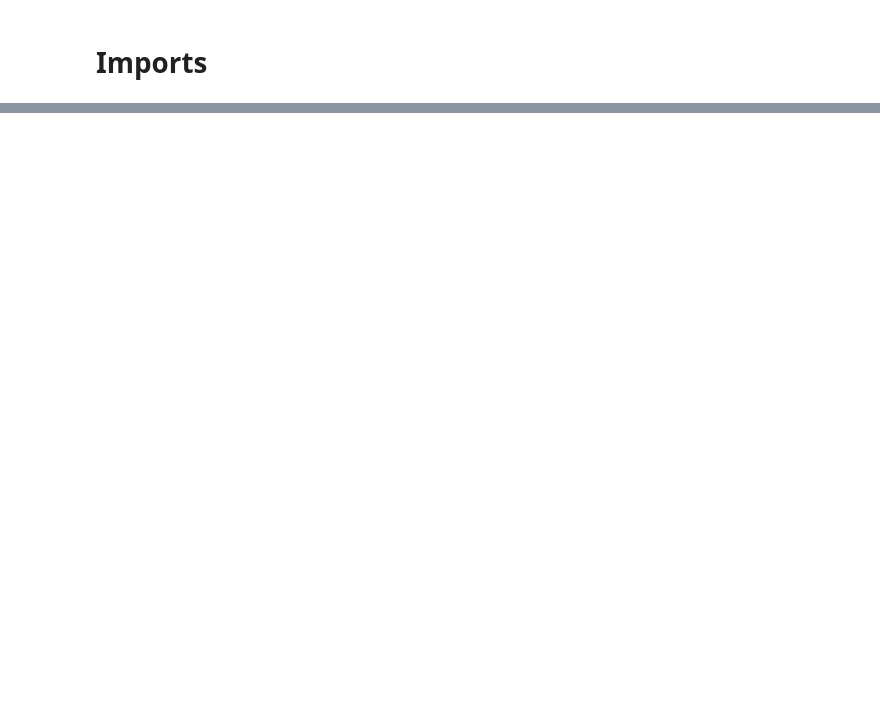
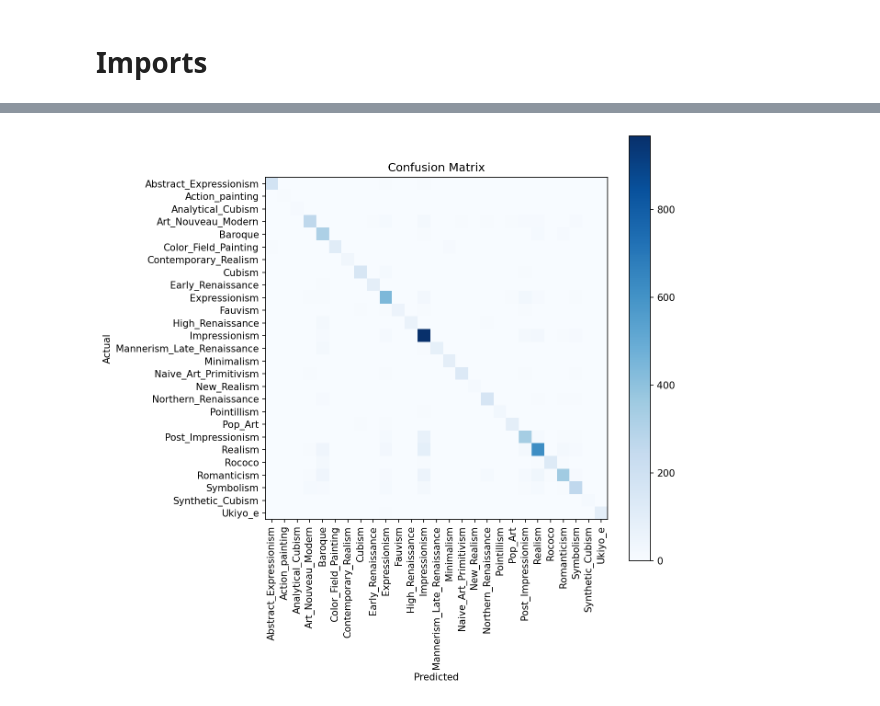
Before and after one commit to AVegas-MKE/Final_Project, a Jupyter notebook: FinalProject.ipynb, the cells around one changed output, grey strips where cells are left out. Drawn from its saved outputs; the diff is of its cells as text; code cells hidden in the pictures; blank space fills up the shorter version.

```diff
--- a/FinalProject.ipynb
+++ b/FinalProject.ipynb
@@ -312,0 +219,10 @@ KeyboardInterrupt:
+# %%
+true_classes = test_generator.classes
+
+class_labels = list(test_generator.class_indices.keys())
+predicted_class_names = [class_labels[i] for i in predicted_classes]
+
+
+# Classification report and confusion matrix
+print(classification_report(true_classes, predicted_classes, target_names=class_labels))
+print(confusion_matrix(true_classes, predicted_classes))
@@ -312,0 +247,15 @@ KeyboardInterrupt:
+# %%
+# plot the confusion matrix
+cm = confusion_matrix(true_classes, predicted_classes)
+plt.figure(figsize=(8, 8))
+plt.imshow(cm, cmap=plt.cm.Blues)
+plt.colorbar()
+plt.title('Confusion Matrix')
+plt.xlabel('Predicted')
+plt.ylabel('Actual')
+tick_marks = np.arange(len(class_labels))
+plt.xticks(tick_marks, class_labels, rotation=90)
+plt.yticks(tick_marks, class_labels)
+plt.show()
+# %% [output]
+[figure, added]
```
Also changed, not shown: parts of 27 cells of this notebook, 8 other files.
